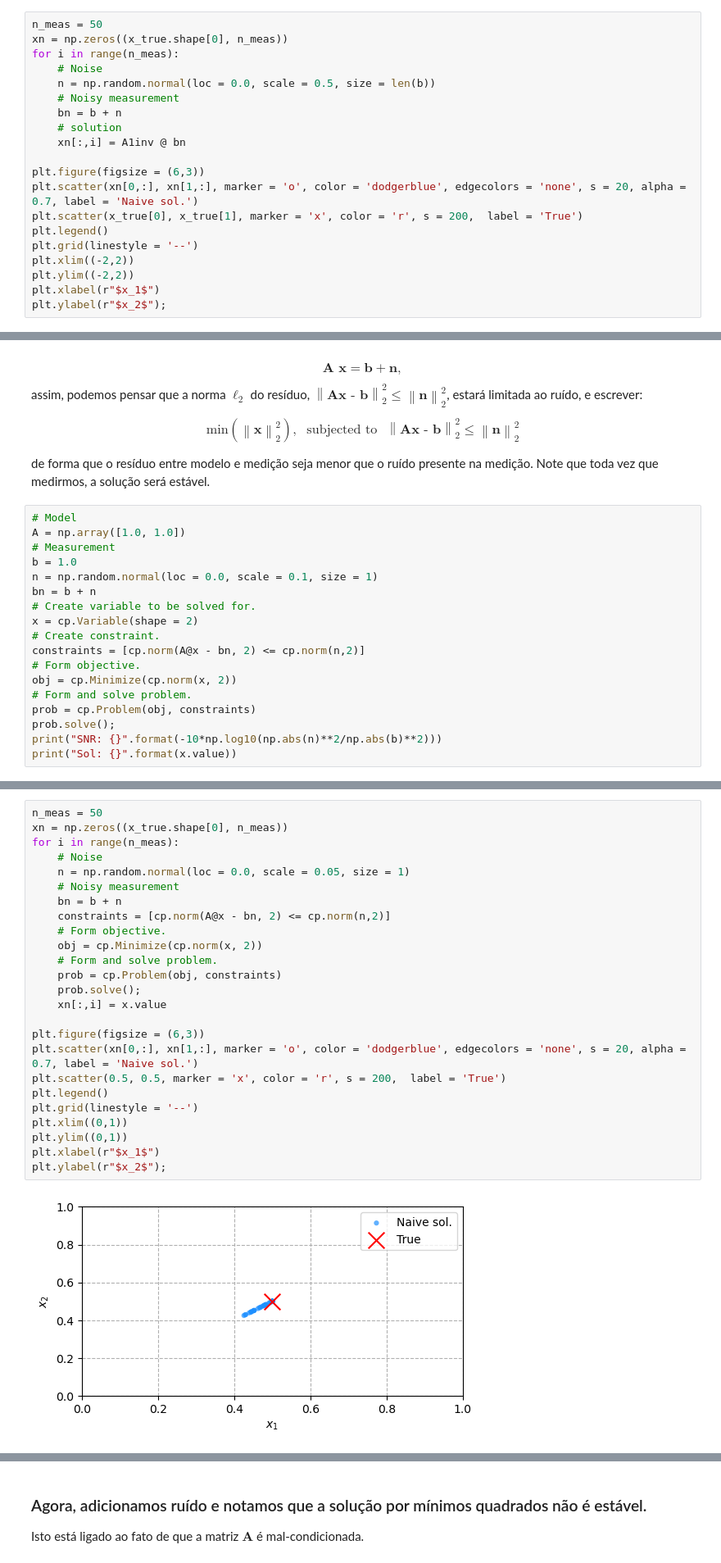
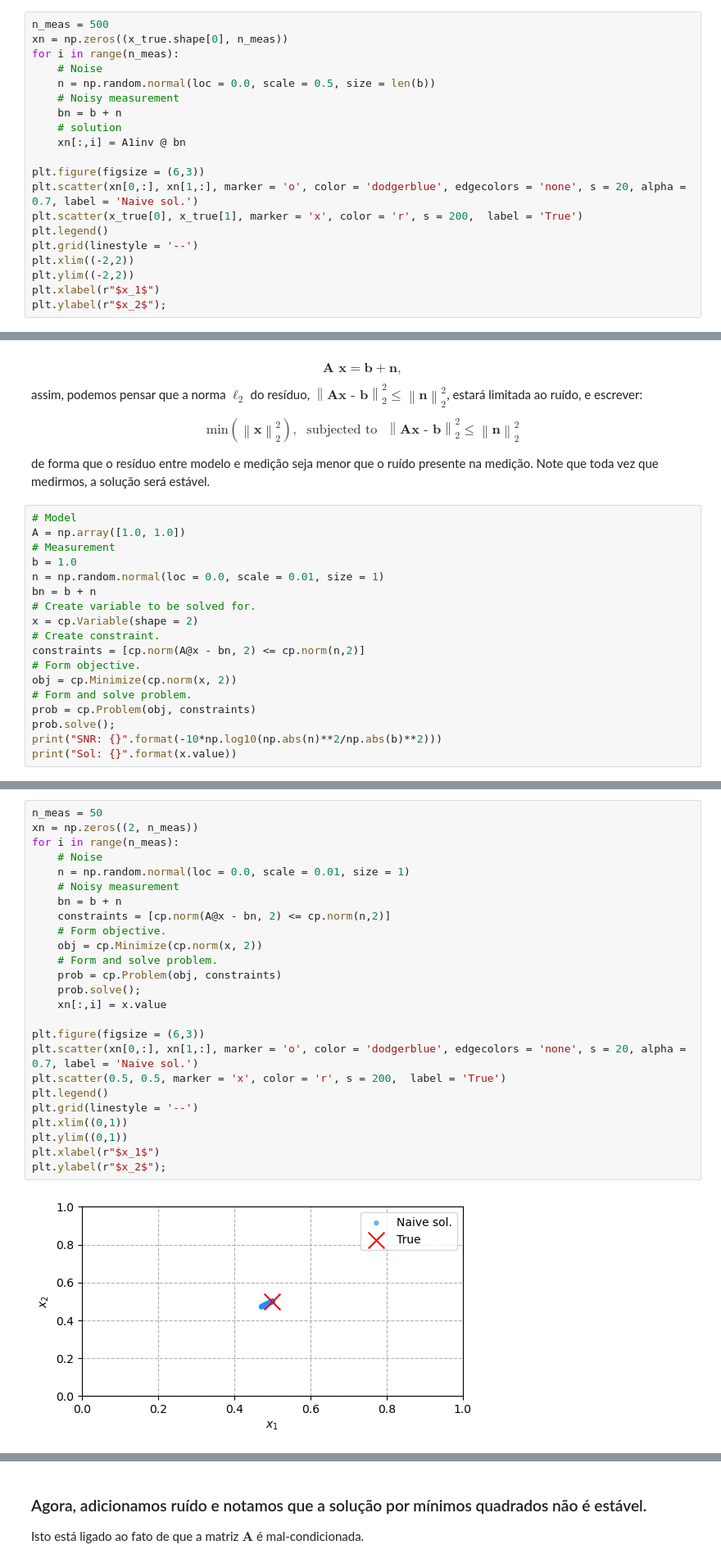
Before and after one commit to eric-brandao/problemas-inversos-discretos, a Jupyter notebook: 3_Matrizes/Matrizes.ipynb, the cells around one changed output, grey strips where cells are left out. Shown at 82% size. Drawn from its saved outputs; the diff is of its cells as text.

```diff
--- a/3_Matrizes/Matrizes.ipynb
+++ b/3_Matrizes/Matrizes.ipynb
@@ -832,5 +832,5 @@ Erro absoluto: [0.34095829 0.03476391]
 # %%
-n_meas = 50
+n_meas = 500
 xn = np.zeros((x_true.shape[0], n_meas))
 for i in range(n_meas):
     # Noise
@@ -1207,7 +1217,7 @@ de forma que o resíduo entre modelo e medição seja menor que o ruído present
 A = np.array([1.0, 1.0])
 # Measurement
 b = 1.0
-n = np.random.normal(loc = 0.0, scale = 0.1, size = 1)
+n = np.random.normal(loc = 0.0, scale = 0.01, size = 1)
 bn = b + n
 # Create variable to be solved for.
 x = cp.Variable(shape = 2)
@@ -1225,31 +1235,31 @@ SNR: [22.10252447]
 Sol: [0.5 0.5]
 # %%
 n_meas = 50
-xn = np.zeros((x_true.shape[0], n_meas))
+xn = np.zeros((2, n_meas))
 for i in range(n_meas):
     # Noise
-    n = np.random.normal(loc = 0.0, scale = 0.05, size = 1)
+    n = np.random.normal(loc = 0.0, scale = 0.01, size = 1)
     # Noisy measurement
     bn = b + n
     constraints = [cp.norm(A@x - bn, 2) <= cp.norm(n,2)]
     # Form objective.
     obj = cp.Minimize(cp.norm(x, 2))
     # Form and solve problem.
     prob = cp.Problem(obj, constraints)
     prob.solve();
     xn[:,i] = x.value
 
 plt.figure(figsize = (6,3))
 plt.scatter(xn[0,:], xn[1,:], marker = 'o', color = 'dodgerblue', edgecolors = 'none', s = 20, alpha = 0.7, label = 'Naive sol.')
 plt.scatter(0.5, 0.5, marker = 'x', color = 'r', s = 200,  label = 'True')
 plt.legend()
 plt.grid(linestyle = '--')
 plt.xlim((0,1))
 plt.ylim((0,1))
 plt.xlabel(r"$x_1$")
 plt.ylabel(r"$x_2$");
 # %% [output]
-[figure, old version]
+[figure, new version]
 # %% [markdown]
 ### Vamos considerar mais um exemplo com "3 equações" e 2 incógnitas:
 
```
Also changed, not shown: parts of 16 cells of this notebook, 1 other file.
